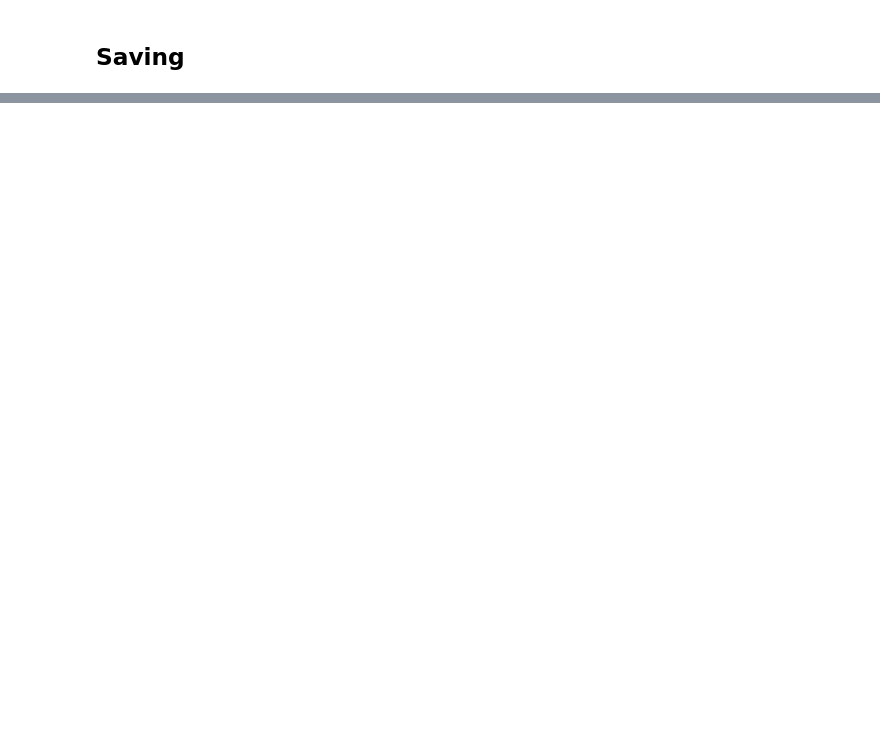
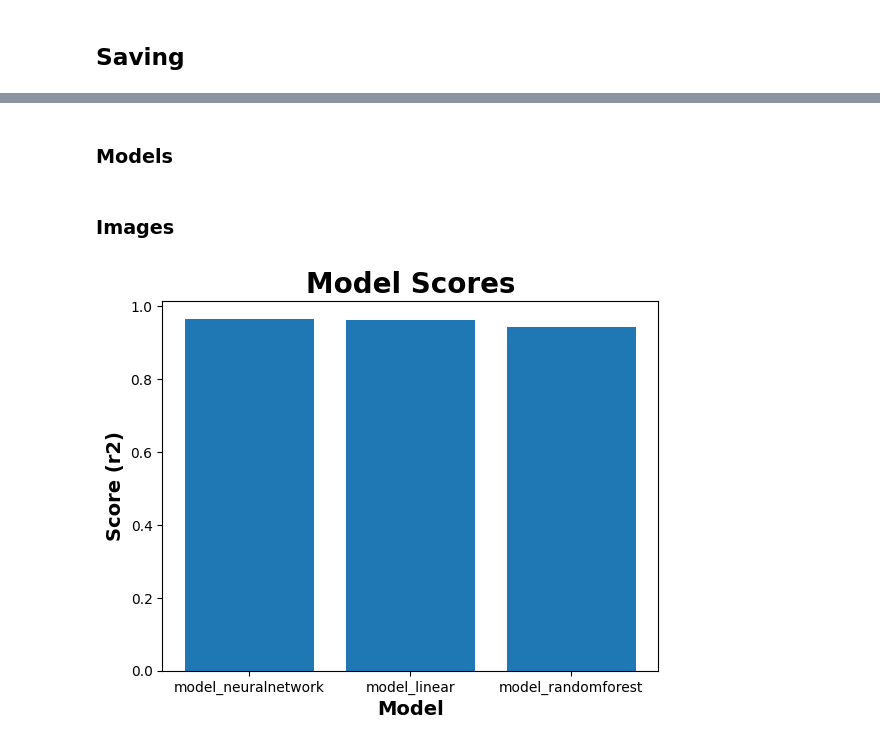
Before and after one commit to tghcb9/dataanalytics-project4-group11, a Jupyter notebook: submission/analysis/machine-learning/global-sales-model.ipynb, the cells around one changed output, grey strips where cells are left out. Saved outputs shown, nothing was run; the diff lists cells and outputs as text; code cells hidden in the pictures; blank space fills up the shorter version.

Commit message:
Added a linear model and a tree model, saved models with pickle, created score visual

```diff
--- a/submission/analysis/machine-learning/global-sales-model.ipynb
+++ b/submission/analysis/machine-learning/global-sales-model.ipynb
@@ -109,4 +111,4 @@ model.compile(optimizer="adam", loss="mean_squared_error", metrics=[keras.metric
 # %%
-model.fit(X_training, y_training, epochs=50, batch_size=32, validation_data=(X_testing, y_testing))
+model_neuralnetwork.fit(X_training, y_training, epochs=50, batch_size=32, validation_data=(X_testing, y_testing))
 # %% [output]
 Epoch 1/50
@@ -144,0 +149,12 @@ r2: 0.9580670853858161
+# %%
+# building
+model_linear = LinearRegression()
+
+# training
+model_linear.fit(X_training, y_training)
+
+# predicting
+y_linear_prediction = model_linear.predict(X_testing)
+
+r2_linear = r2_score(y_testing, y_linear_prediction)
+print(f"r2_linear: {r2_linear}")
@@ -144,0 +165,12 @@ r2: 0.9580670853858161
+# %%
+# building
+model_randomforest = RandomForestRegressor(random_state=42)
+
+# training
+model_randomforest.fit(X_training, y_training)
+
+# predicting
+y_randomforest_prediction = model_randomforest.predict(X_testing)
+
+r2_randomforest = r2_score(y_testing, y_randomforest_prediction)
+print(f"r2_randomforest: {r2_randomforest}")
@@ -148,0 +185,2 @@ model_df.to_csv("data/output/game_sales_ml_model.csv", index=False)
+# %% [markdown]
+### Models
@@ -148,0 +196,20 @@ model_df.to_csv("data/output/game_sales_ml_model.csv", index=False)
+# %% [markdown]
+### Images
+# %%
+# data
+models = ["model_neuralnetwork", "model_linear", "model_randomforest"]
+scores = [r2_neuralnetwork, r2_linear, r2_randomforest]
+
+# plotting
+plt.bar(models, scores)
+
+# formatting
+plt.title("Model Scores", fontsize=20, fontweight="bold")
+plt.xlabel("Model", fontsize=14, fontweight="bold")
+plt.ylabel("Score (r2)", fontsize=14, fontweight="bold")
+
+# saving / showing
+plt.savefig("visuals/Model-Scores.jpg")
+plt.show()
+# %% [output]
+[figure, added]
```
Also changed, not shown: parts of 16 cells of this notebook, 4 other files.
